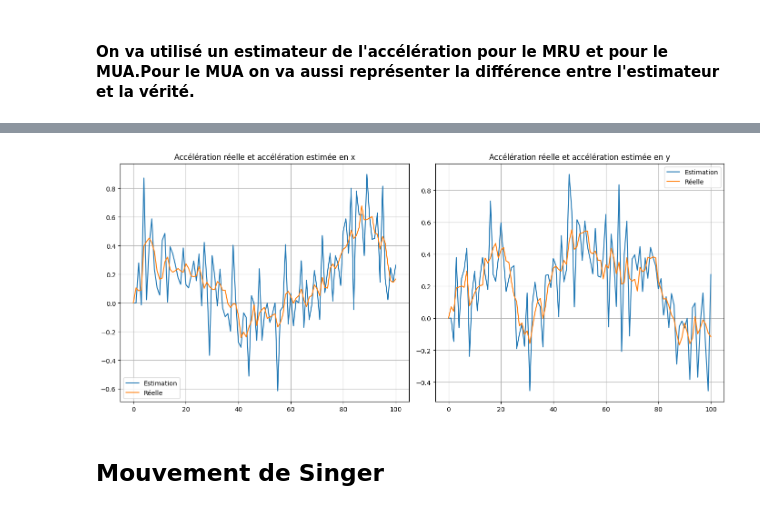
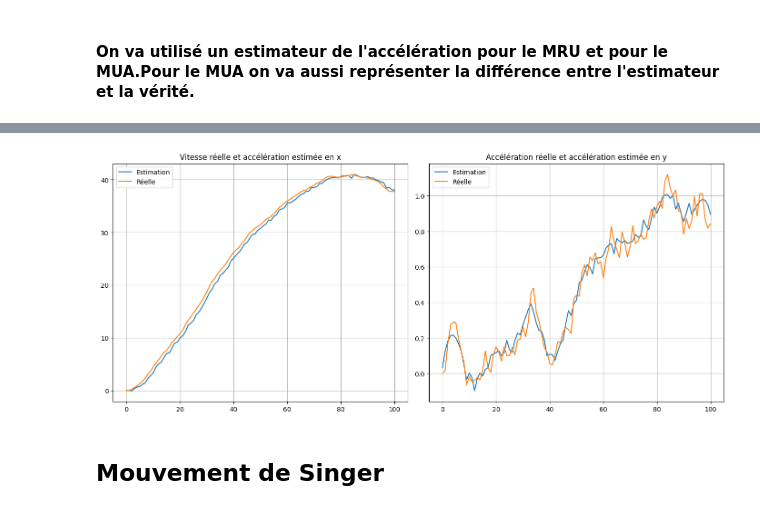
Before and after one commit to getrichthroughcode/Projet-S9, a Jupyter notebook: All_gen.ipynb, the cells around one changed output, grey strips where cells are left out. Cells and saved outputs as stored; diff of their text form; code cells hidden in the pictures.

```diff
--- a/All_gen.ipynb
+++ b/All_gen.ipynb
@@ -150,26 +174,26 @@ plt.show()
 # %%
-
+import scipy.signal as ss
 plt.figure(figsize=(14, 6))
 
 plt.subplot(1, 2, 1)
-plt.plot(acc_est_x_MUA,label='Estimation')
-plt.plot(x_accs_MUA,label='Réelle')
+plt.plot(vit_est_x_MUA,label='Estimation')
+plt.plot(x_vits_MUA,label='Réelle')
 plt.legend()
-plt.title("Accélération réelle et accélération estimée en x")
+plt.title("Vitesse réelle et accélération estimée en x")
 plt.grid()
 
 plt.subplot(1, 2, 2)
-plt.plot(acc_est_y_MUA,label='Estimation')
+plt.plot(ss.savgol_filter(np.array(acc_est_y_MUA),15,3),label='Estimation')
 plt.plot(y_accs_MUA,label='Réelle')
 plt.legend()
 plt.title("Accélération réelle et accélération estimée en y")
 plt.grid()
 
 # Display the combined plot
 plt.tight_layout()  # Adjust layout for better spacing
 plt.show()
 # %% [output]
-[figure, old version]
+[figure, new version]
 # %% [markdown]
 ## Mouvement de Singer
 # %% [markdown]
```
Also changed, not shown: parts of 18 cells of this notebook, 7 other files.
